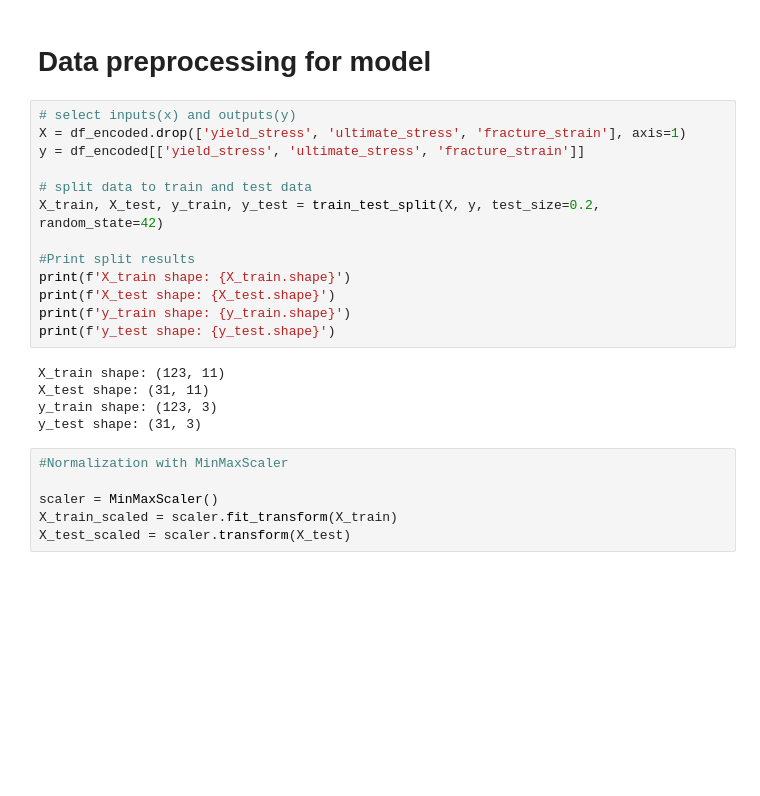
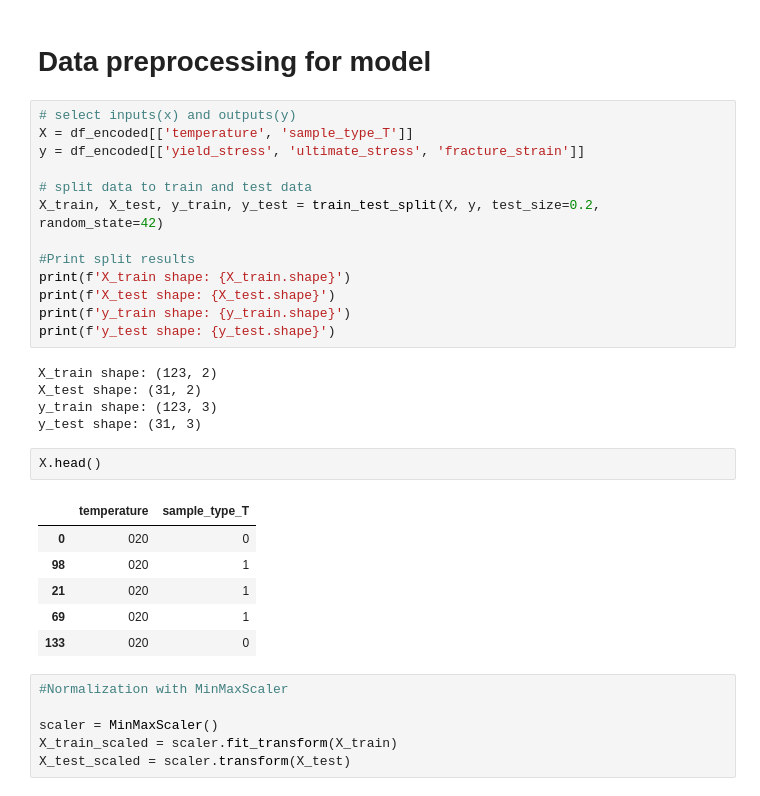
Before and after one commit to MajedeR/mechanical-stress-prediction, a Jupyter notebook: stress_prediction_6061.ipynb, the cells around one changed output. Saved outputs shown, nothing was run; the diff lists cells and outputs as text; blank space fills up the shorter version.

```diff
--- a/stress_prediction_6061.ipynb
+++ b/stress_prediction_6061.ipynb
@@ -249,7 +260,7 @@ Name: fracture_strain, dtype: float64
 # Data preprocessing for model
 # %%
 # select inputs(x) and outputs(y)
-X = df_encoded.drop(['yield_stress', 'ultimate_stress', 'fracture_strain'], axis=1)
+X = df_encoded[['temperature', 'sample_type_T']]
 y = df_encoded[['yield_stress', 'ultimate_stress', 'fracture_strain']]
 
 # split data to train and test data
@@ -261,10 +272,19 @@ print(f'X_test shape: {X_test.shape}')
 print(f'y_train shape: {y_train.shape}')
 print(f'y_test shape: {y_test.shape}')
 # %% [output]
-X_train shape: (123, 11)
-X_test shape: (31, 11)
+X_train shape: (123, 2)
+X_test shape: (31, 2)
 y_train shape: (123, 3)
 y_test shape: (31, 3)
+# %%
+X.head()
+# %% [output]
+|  | temperature | sample_type_T |
+| 0 | 020 | 0 |
+| 98 | 020 | 1 |
+| 21 | 020 | 1 |
+| 69 | 020 | 1 |
+| 133 | 020 | 0 |
 # %%
 #Normalization with MinMaxScaler
 
```
Also changed, not shown: parts of 13 cells of this notebook.
